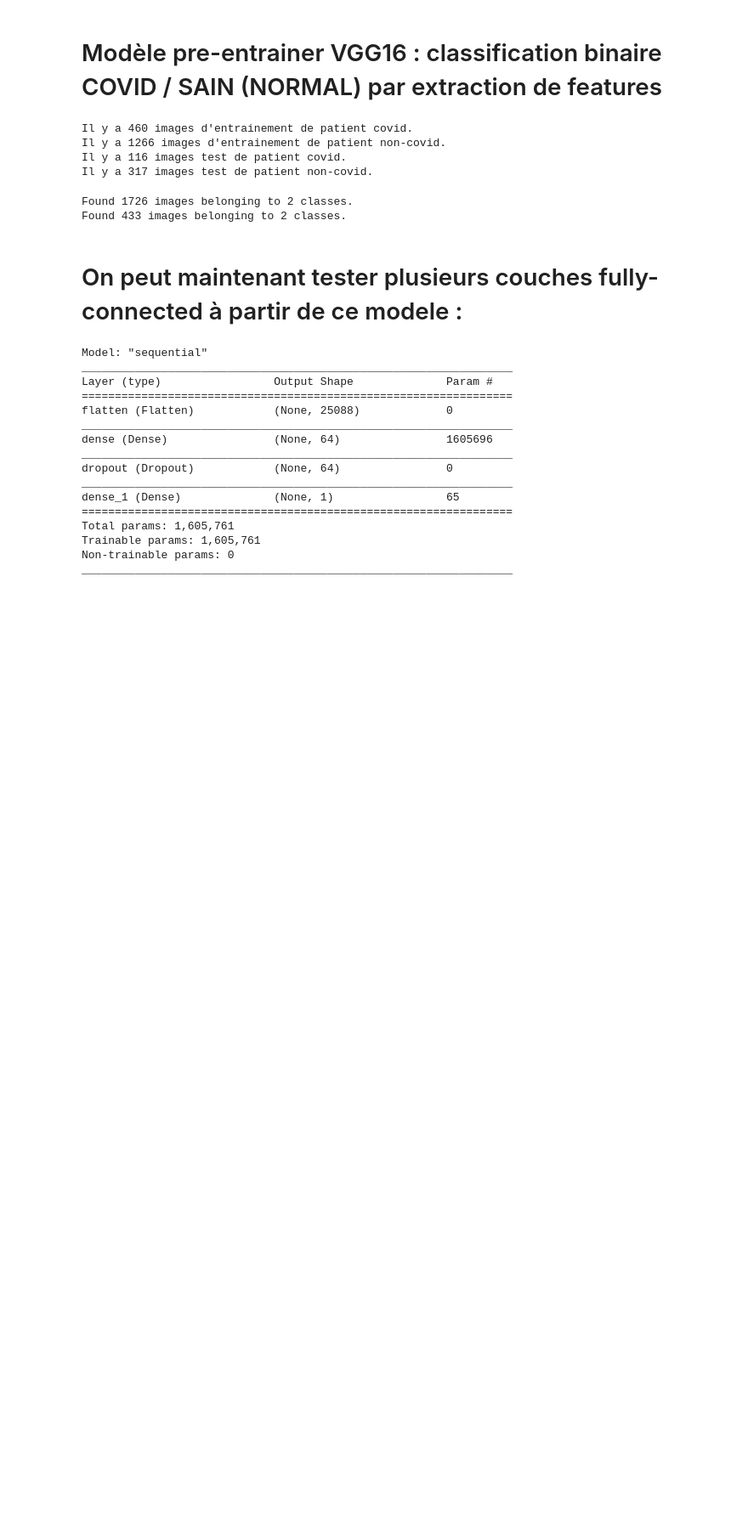
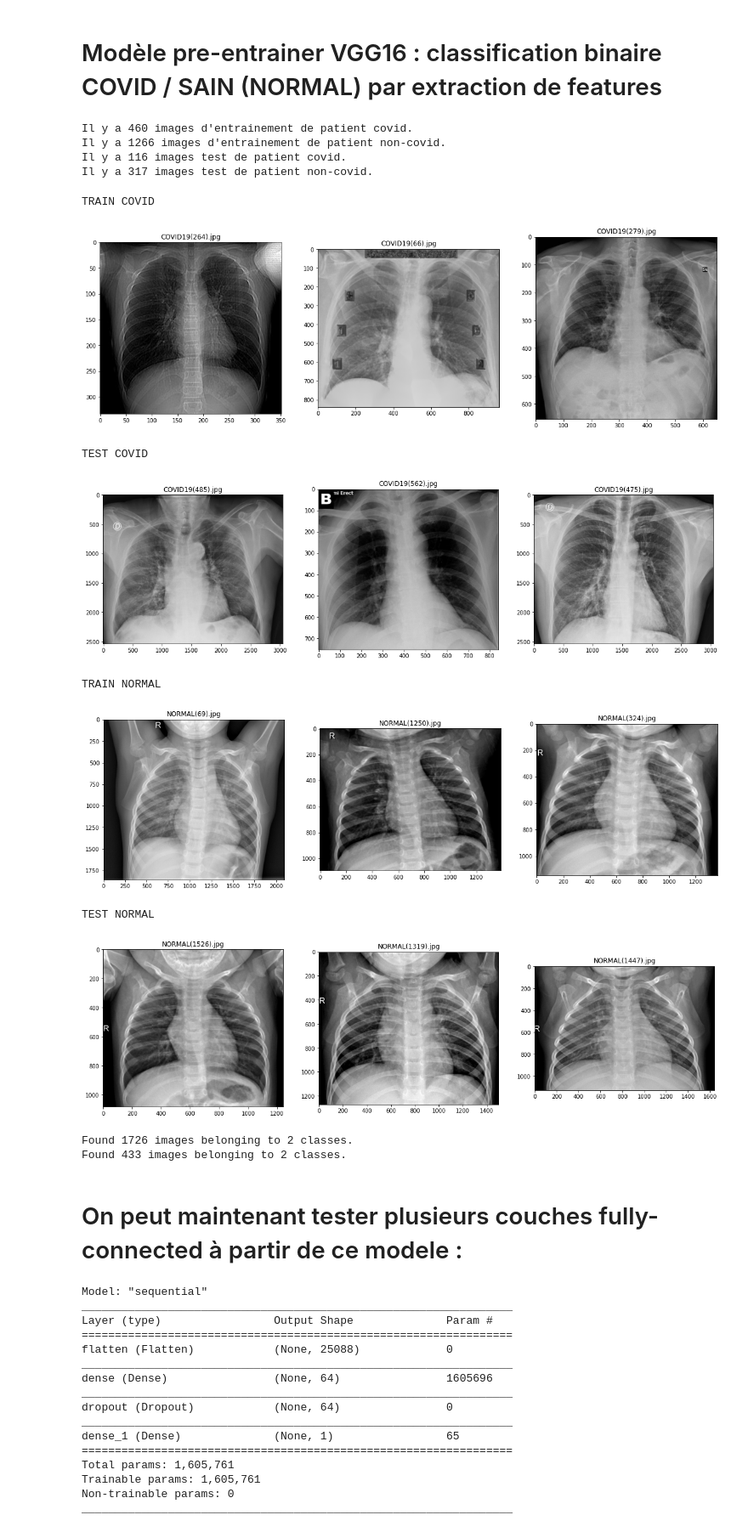
Before and after one commit to C19-Analyser/COVID_NORMAL_modelNotebook, a Jupyter notebook: model_VGG16_featuresExtract_COVID_NORMAL.ipynb, the cells around one changed output. Shown at 85% size. Drawn from its saved outputs; the diff is of its cells as text; code cells hidden in the pictures; blank space fills up the shorter version.

```diff
--- a/model_VGG16_featuresExtract_COVID_NORMAL.ipynb
+++ b/model_VGG16_featuresExtract_COVID_NORMAL.ipynb
@@ -47,3 +45,71 @@ Il y a 317 images test de patient non-covid.
+# %%
+# Visualisation de 6 exemples en 2 lignes et 3 colonnes pour chaque classe :
+
+# Visualisation de 6 exemples en 2 lignes et 3 colonnes pour chaque classe :
+
+# TRAIN :
+
+print("TRAIN COVID")
+
+
+# COVID  :
+
+plt.figure(figsize=(20,10))
+for i in range(3):
+    plt.subplot(1, 3, i + 1)
+    randomImageTRAINCOVID = random.choice(os.listdir(trainDir + '/COVID'))
+    plt.imshow(plt.imread(os.path.join( trainDir +'/COVID',randomImageTRAINCOVID)), cmap='gray')
+    plt.title(randomImageTRAINCOVID)
+
+plt.show()
+
+print("TEST COVID")
+# COVID  :
+plt.figure(figsize=(20,10))
+for i in range(3):
+    plt.subplot(1, 3, i + 1)
+    randomImageTESTCOVID = random.choice(os.listdir(validationDir + '/COVID'))
+    plt.imshow(plt.imread(os.path.join( validationDir +'/COVID',randomImageTESTCOVID)), cmap='gray')
+    plt.title(randomImageTESTCOVID)
+
+plt.show()
+
+print("TRAIN NORMAL")
+# NORMAL :
+
+plt.figure(figsize=(20,10))
+for i in range(3):
+    plt.subplot(1, 3, i + 1)
+    randomImageTRAINNORMAL = random.choice(os.listdir(trainDir + '/NORMAL'))
+    plt.imshow(plt.imread(os.path.join( trainDir +'/NORMAL',randomImageTRAINNORMAL)), cmap='gray')
+    plt.title(randomImageTRAINNORMAL)
+
+plt.show()
+
+
+# TEST:
+
+print("TEST NORMAL")
+
+# NORMAL :
+
+plt.figure(figsize=(20,10))
+for i in range(3):
+    plt.subplot(1, 3, i + 1)
+    randomImageTESTNORMAL = random.choice(os.listdir(validationDir + '/NORMAL'))
+    plt.imshow(plt.imread(os.path.join(validationDir +'/NORMAL',randomImageTESTNORMAL)), cmap='gray')
+    plt.title(randomImageTESTNORMAL)
+
+plt.show()
+# %% [output]
+TRAIN COVID
+[figure, added]
+TEST COVID
+[figure, added]
+TRAIN NORMAL
+[figure, added]
+TEST NORMAL
+[figure, added]
 # %%
 # Preprocessing :
 # On rescale les images :
```
Also changed, not shown: parts of 12 cells of this notebook, 3 other files.
